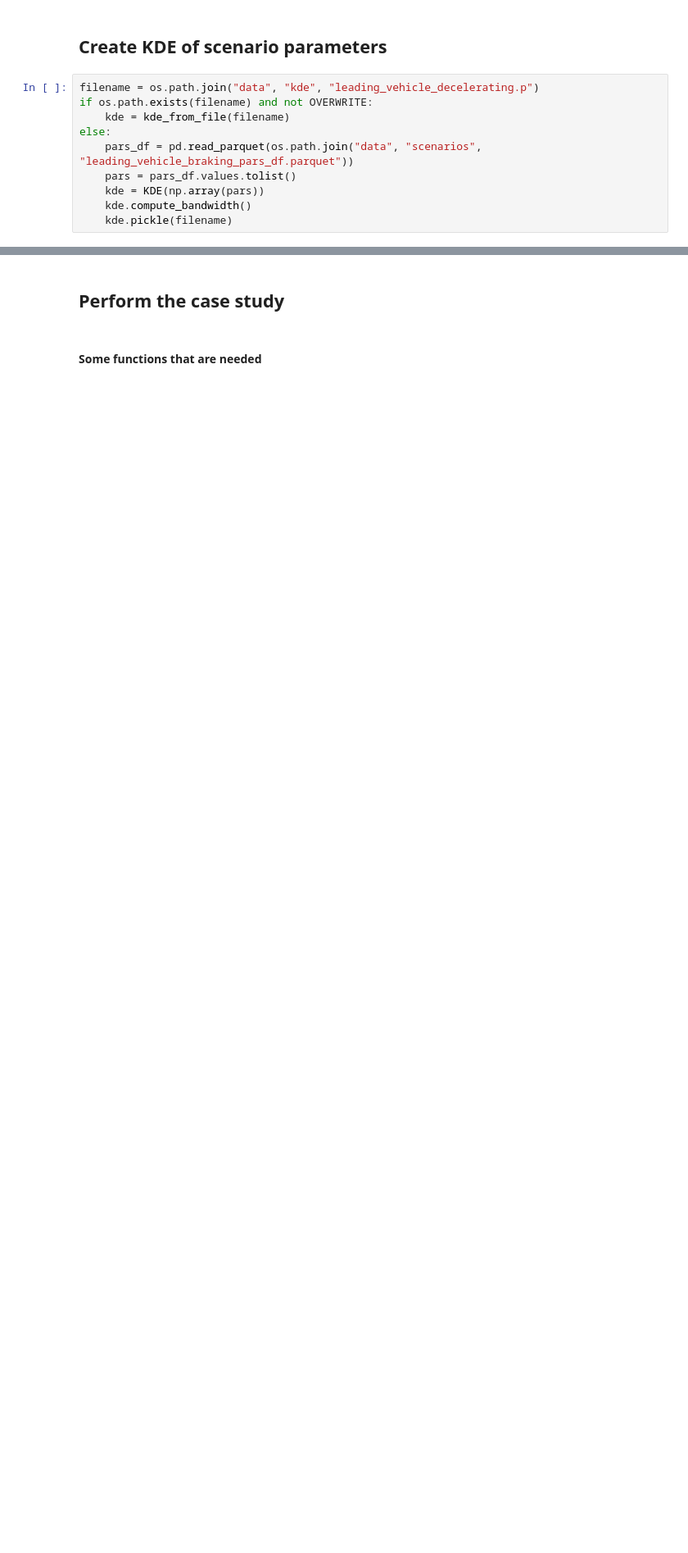
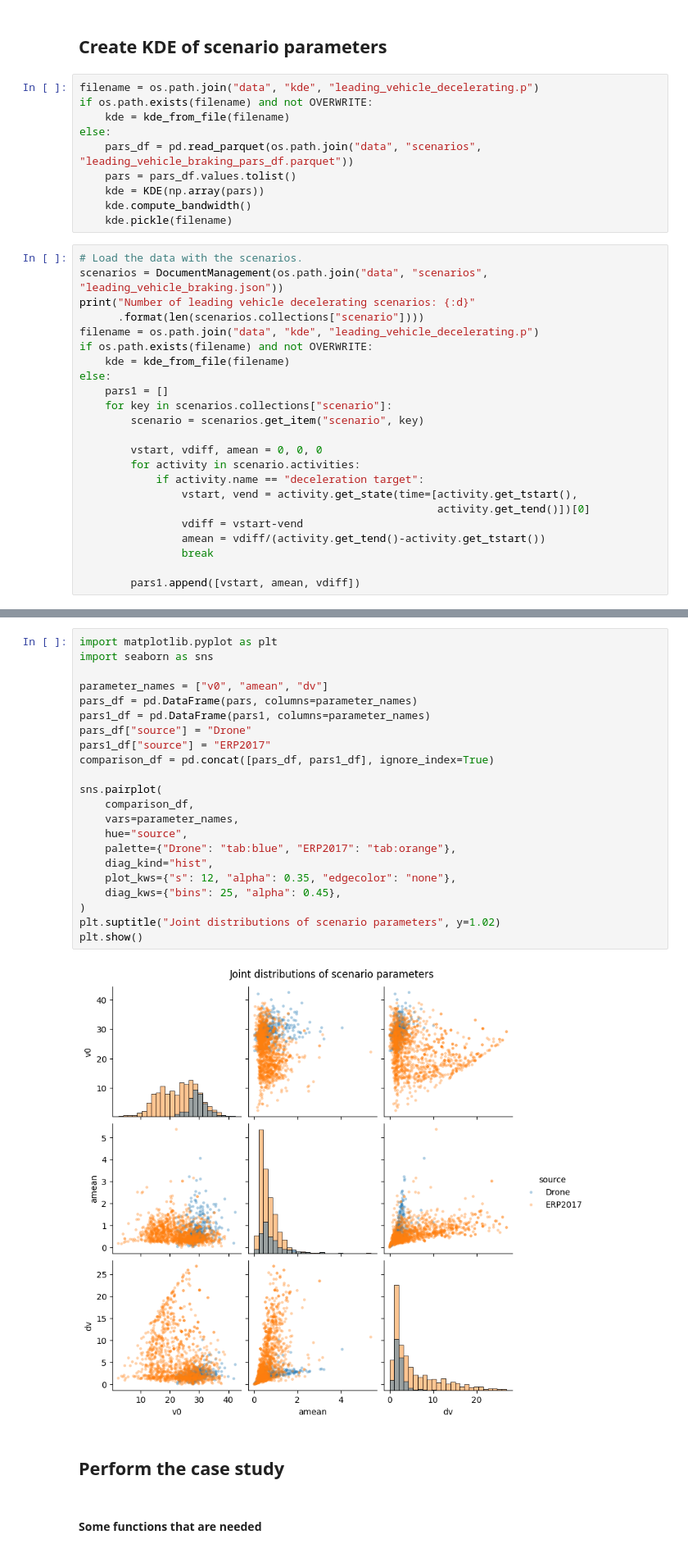
Before and after one commit to juittenbogaard/ScenarioRiskQuantification, a Jupyter notebook: leading_vehicle_decelerating.ipynb, the cells around one changed output, grey strips where cells are left out. Shown at 82% size. Drawn from its saved outputs; the diff is of its cells as text; blank space fills up the shorter version.

Commit message:
bug fix and compare plot

```diff
--- a/leading_vehicle_decelerating.ipynb
+++ b/leading_vehicle_decelerating.ipynb
@@ -61,3 +61,26 @@ else:
     kde = KDE(np.array(pars))
     kde.compute_bandwidth()
     kde.pickle(filename)
+# %%
+# Load the data with the scenarios.
+scenarios = DocumentManagement(os.path.join("data", "scenarios", "leading_vehicle_braking.json"))
+print("Number of leading vehicle decelerating scenarios: {:d}"
+      .format(len(scenarios.collections["scenario"])))
+filename = os.path.join("data", "kde", "leading_vehicle_decelerating.p")
+if os.path.exists(filename) and not OVERWRITE:
+    kde = kde_from_file(filename)
+else:
+    pars1 = []
+    for key in scenarios.collections["scenario"]:
+        scenario = scenarios.get_item("scenario", key)
+
+        vstart, vdiff, amean = 0, 0, 0
+        for activity in scenario.activities:
+            if activity.name == "deceleration target":
+                vstart, vend = activity.get_state(time=[activity.get_tstart(),
+                                                        activity.get_tend()])[0]
+                vdiff = vstart-vend
+                amean = vdiff/(activity.get_tend()-activity.get_tstart())
+                break
+
+        pars1.append([vstart, amean, vdiff])
@@ -64,3 +89,27 @@ else:
+# %%
+import matplotlib.pyplot as plt
+import seaborn as sns
+
+parameter_names = ["v0", "amean", "dv"]
+pars_df = pd.DataFrame(pars, columns=parameter_names)
+pars1_df = pd.DataFrame(pars1, columns=parameter_names)
+pars_df["source"] = "Drone"
+pars1_df["source"] = "ERP2017"
+comparison_df = pd.concat([pars_df, pars1_df], ignore_index=True)
+
+sns.pairplot(
+    comparison_df,
+    vars=parameter_names,
+    hue="source",
+    palette={"Drone": "tab:blue", "ERP2017": "tab:orange"},
+    diag_kind="hist",
+    plot_kws={"s": 12, "alpha": 0.35, "edgecolor": "none"},
+    diag_kws={"bins": 25, "alpha": 0.45},
+)
+plt.suptitle("Joint distributions of scenario parameters", y=1.02)
+plt.show()
+# %% [output]
+[figure, added]
 # %% [markdown]
 ## Perform the case study
 # %% [markdown]
```
Also changed, not shown: parts of 1 cell of this notebook, 1 other file.
